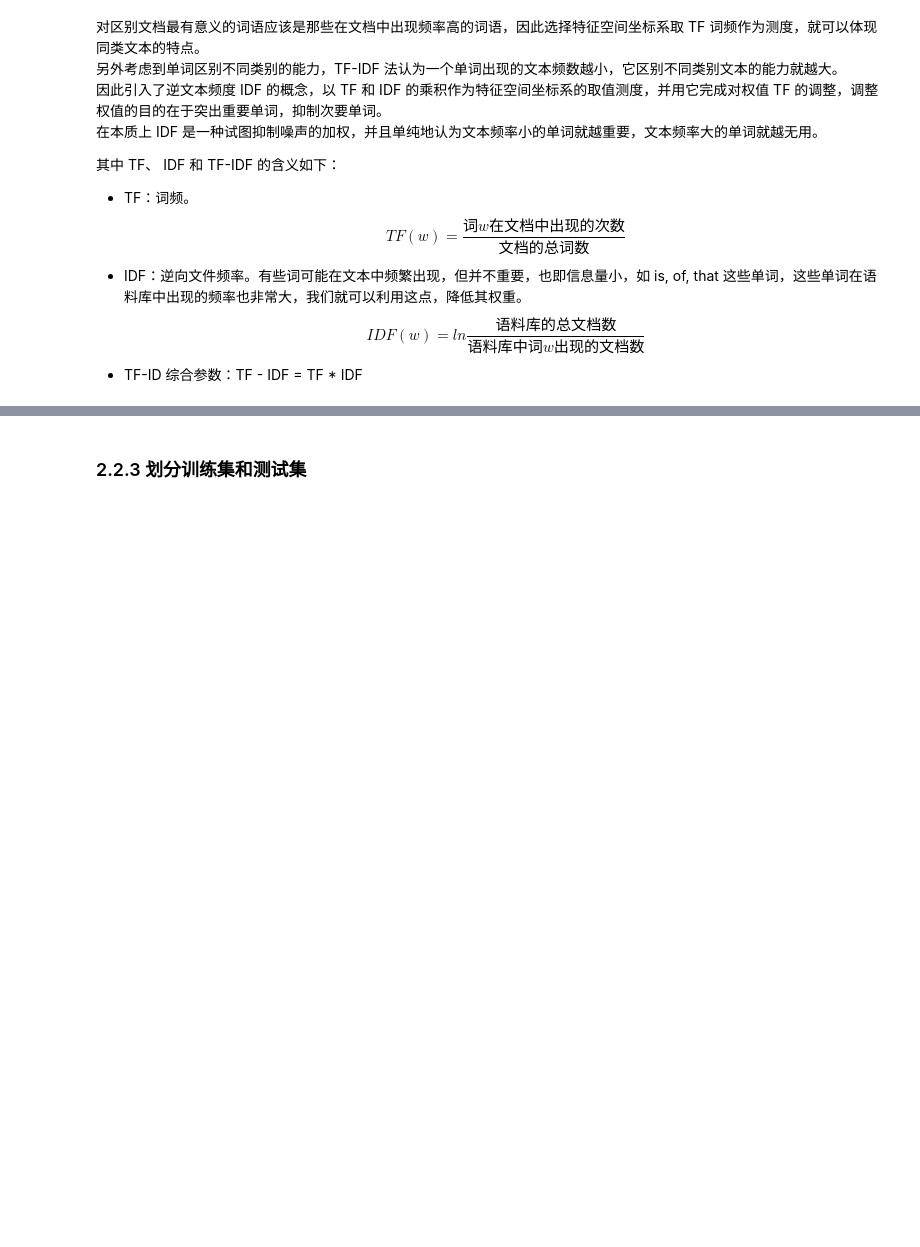
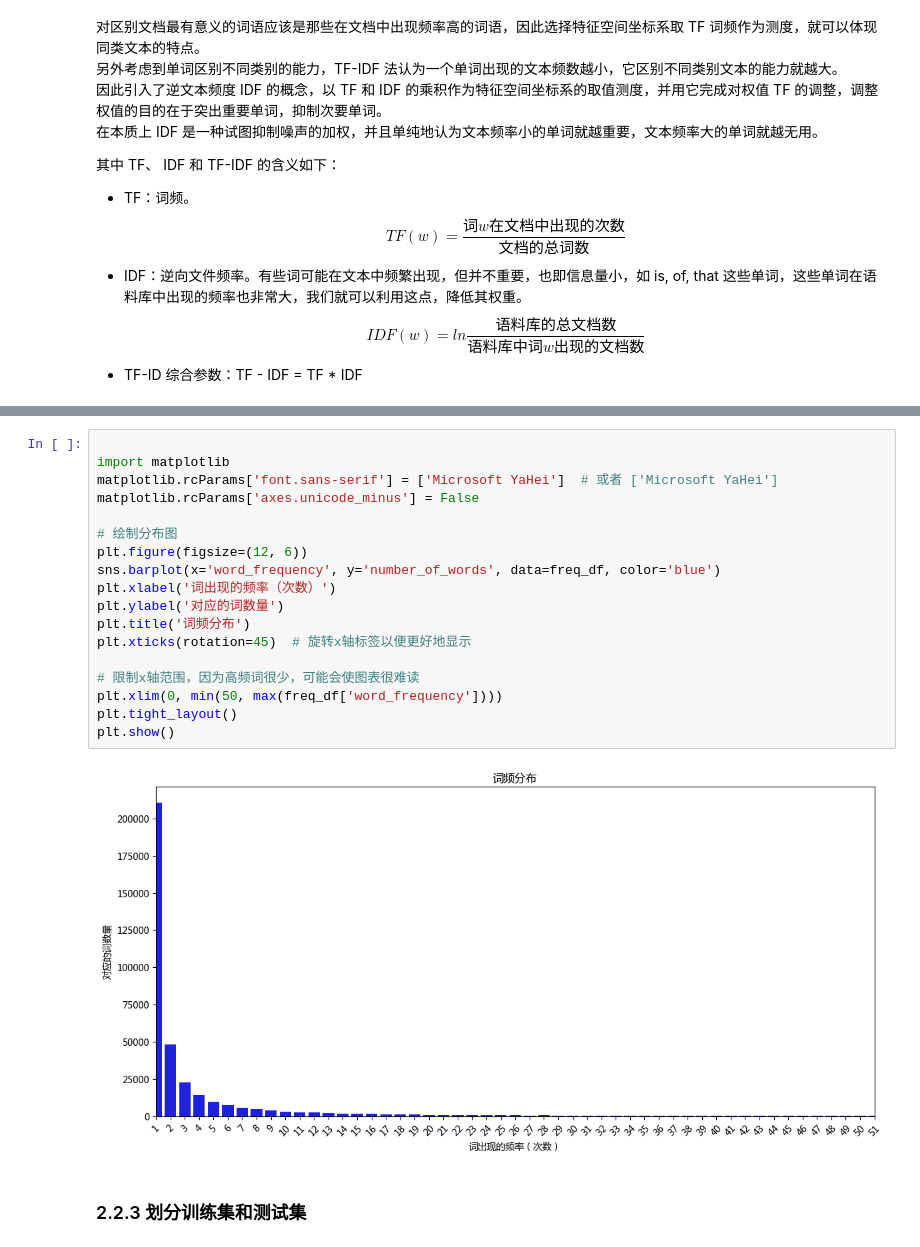
Before and after one commit to Absurdaaa/NKU_CS_courses, a Jupyter notebook: 人工智能导论/lab3垃圾短信识别/code/main.ipynb, the cells around one changed output, grey strips where cells are left out. Drawn from its saved outputs; the diff is of its cells as text; blank space fills up the shorter version.

```diff
--- a/人工智能导论/lab3垃圾短信识别/code/main.ipynb
+++ b/人工智能导论/lab3垃圾短信识别/code/main.ipynb
@@ -143,3 +233,23 @@ pd.DataFrame(simple_train_dtm.toarray(), columns=tfidf.get_feature_names())
+# %%
+
+import matplotlib
+matplotlib.rcParams['font.sans-serif'] = ['Microsoft YaHei']  # 或者 ['Microsoft YaHei']
+matplotlib.rcParams['axes.unicode_minus'] = False
+
+# 绘制分布图
+plt.figure(figsize=(12, 6))
+sns.barplot(x='word_frequency', y='number_of_words', data=freq_df, color='blue')
+plt.xlabel('词出现的频率（次数）')
+plt.ylabel('对应的词数量')
+plt.title('词频分布')
+plt.xticks(rotation=45)  # 旋转x轴标签以便更好地显示
+
+# 限制x轴范围，因为高频词很少，可能会使图表很难读
+plt.xlim(0, min(50, max(freq_df['word_frequency'])))
+plt.tight_layout()
+plt.show()
+# %% [output]
+[figure, added]
 # %% [markdown]
 ### 2.2.3 划分训练集和测试集
 # %% [markdown]
```
Also changed, not shown: parts of 29 cells of this notebook, 9 other files.
